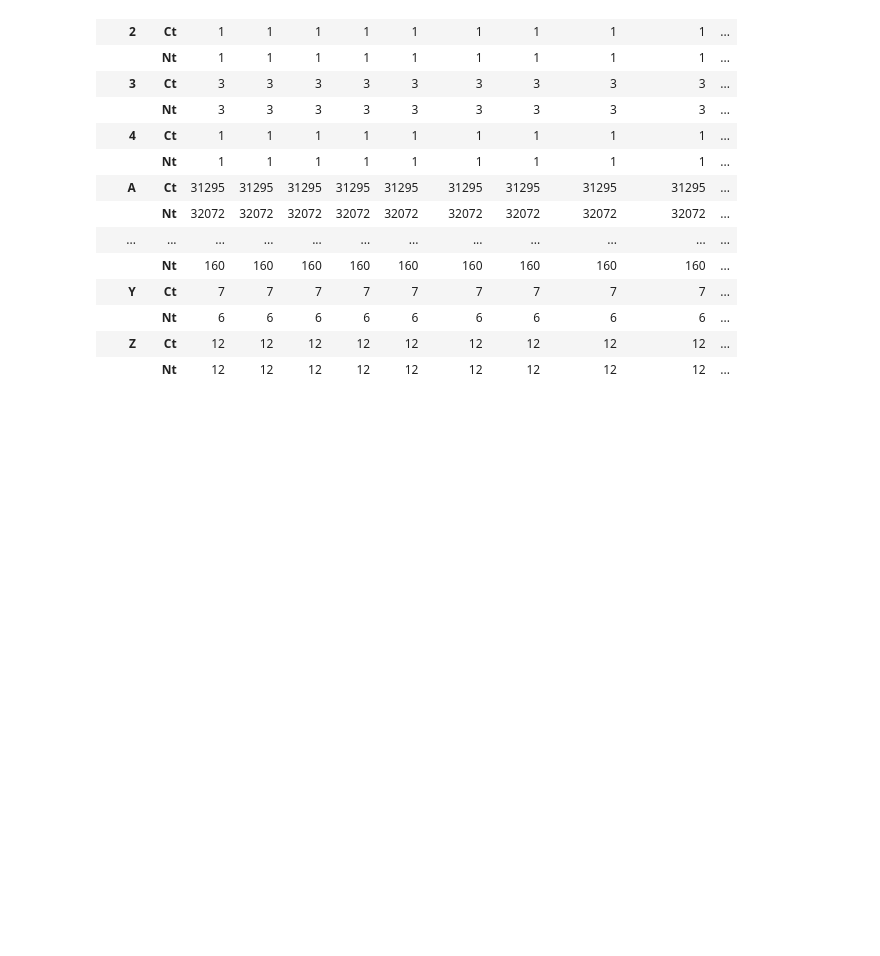
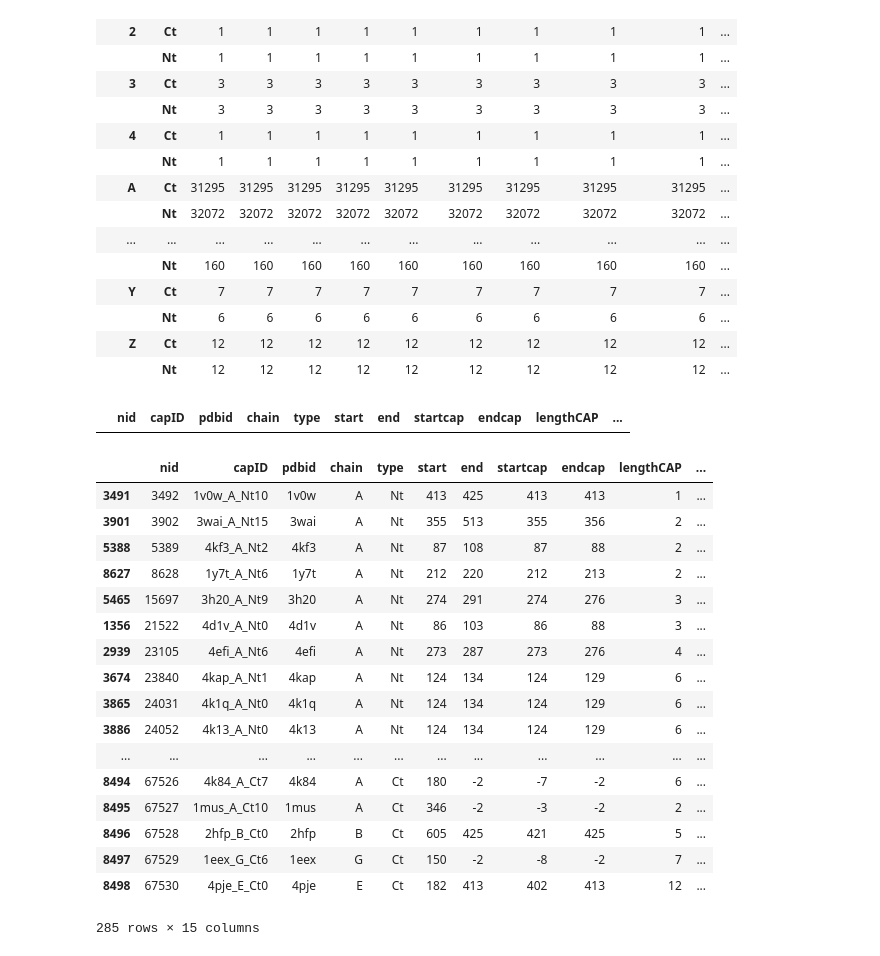
Before and after one commit to bouralab/ProteinFragmenter, a Jupyter notebook: anomalies_capsdb.ipynb, the cells around one changed output. Drawn from its saved outputs; the diff is of its cells as text; code cells hidden in the pictures; blank space fills up the shorter version.

```diff
--- a/anomalies_capsdb.ipynb
+++ b/anomalies_capsdb.ipynb
@@ -217,0 +220,27 @@ capsdb_descriptor.groupby(['chain','type']).count()
+# %%
+wrong_cap_length
+# %% [output]
+|  | nid | capID | pdbid | chain | type | start | end | startcap | endcap | lengthCAP | ... |
+# %%
+wrong_length= capsdb_descriptor.loc[(capsdb_descriptor['end']-capsdb_descriptor['start']+1-capsdb_descriptor['lengthCAP'])!=capsdb_descriptor['lengthHELIX']]
+# %%
+wrong_length
+# %% [output]
+|  | nid | capID | pdbid | chain | type | start | end | startcap | endcap | lengthCAP | ... |
+| 3491 | 3492 | 1v0w_A_Nt10 | 1v0w | A | Nt | 413 | 425 | 413 | 413 | 1 | ... |
+| 3901 | 3902 | 3wai_A_Nt15 | 3wai | A | Nt | 355 | 513 | 355 | 356 | 2 | ... |
+| 5388 | 5389 | 4kf3_A_Nt2 | 4kf3 | A | Nt | 87 | 108 | 87 | 88 | 2 | ... |
+| 8627 | 8628 | 1y7t_A_Nt6 | 1y7t | A | Nt | 212 | 220 | 212 | 213 | 2 | ... |
+| 5465 | 15697 | 3h20_A_Nt9 | 3h20 | A | Nt | 274 | 291 | 274 | 276 | 3 | ... |
+| 1356 | 21522 | 4d1v_A_Nt0 | 4d1v | A | Nt | 86 | 103 | 86 | 88 | 3 | ... |
+| 2939 | 23105 | 4efi_A_Nt6 | 4efi | A | Nt | 273 | 287 | 273 | 276 | 4 | ... |
+| 3674 | 23840 | 4kap_A_Nt1 | 4kap | A | Nt | 124 | 134 | 124 | 129 | 6 | ... |
+| 3865 | 24031 | 4k1q_A_Nt0 | 4k1q | A | Nt | 124 | 134 | 124 | 129 | 6 | ... |
+| 3886 | 24052 | 4k13_A_Nt0 | 4k13 | A | Nt | 124 | 134 | 124 | 129 | 6 | ... |
+| ... | ... | ... | ... | ... | ... | ... | ... | ... | ... | ... | ... |
+| 8494 | 67526 | 4k84_A_Ct7 | 4k84 | A | Ct | 180 | -2 | -7 | -2 | 6 | ... |
+| 8495 | 67527 | 1mus_A_Ct10 | 1mus | A | Ct | 346 | -2 | -3 | -2 | 2 | ... |
+| 8496 | 67528 | 2hfp_B_Ct0 | 2hfp | B | Ct | 605 | 425 | 421 | 425 | 5 | ... |
+| 8497 | 67529 | 1eex_G_Ct6 | 1eex | G | Ct | 150 | -2 | -8 | -2 | 7 | ... |
+| 8498 | 67530 | 4pje_E_Ct0 | 4pje | E | Ct | 182 | 413 | 402 | 413 | 12 | ... |
+285 rows × 15 columns
```
Also changed, not shown: parts of 2 cells of this notebook.
